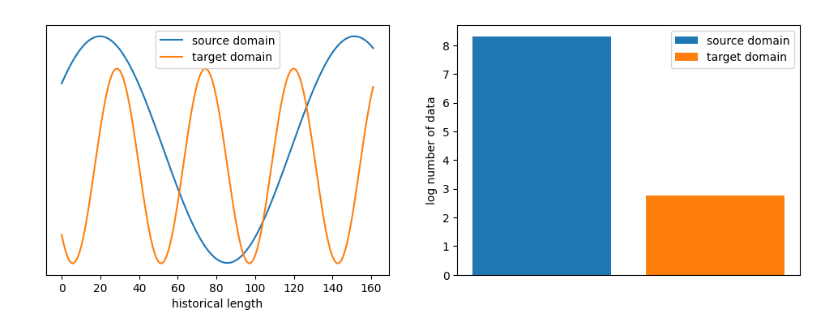
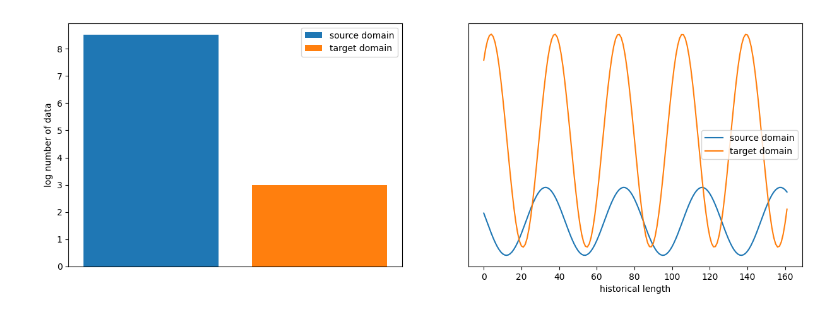
Before and after one commit to leejoonhun/daf, a Jupyter notebook: data/visualize_data.ipynb, the cells around one changed output. Saved outputs shown, nothing was run; the diff lists cells and outputs as text; code cells hidden in the pictures.

```diff
--- a/data/visualize_data.ipynb
+++ b/data/visualize_data.ipynb
@@ -3,23 +3,23 @@ import pickle
 from matplotlib import pyplot as plt
 import numpy as np
 # %%
-with open("coldstart_source_train.pkl", "rb") as f:
+with open("synthetic/coldstart_source.pkl", "rb") as f:
     src_data = pickle.load(f)
-with open("coldstart_target_train_36.pkl", "rb") as f:
+with open("synthetic/coldstart_target_valid_36.pkl", "rb") as f:
     tgt_data = pickle.load(f)
 
 
-fig = plt.figure(figsize=(12, 4))
+fig = plt.figure(figsize=(15, 5))
 ax1, ax2 = fig.add_subplot(1, 2, 1), fig.add_subplot(1, 2, 2)
-ax1.plot(src_data[0], label="source domain")
-ax1.plot(tgt_data[0], label="target domain")
-ax1.set_xlabel("historical length")
-ax1.tick_params(labelleft=False, left=False)
+ax1.bar(0, len(src_data), label="source domain")
+ax1.bar(1, len(tgt_data) * 5, label="target domain")
+ax1.set_ylabel("number of data")
+ax1.tick_params(labelbottom=False, bottom=False)
 ax1.legend()
-ax2.bar(0, len(src_data), label="source domain")
-ax2.bar(1, len(tgt_data), label="target domain")
-ax2.set_ylabel("number of data")
-ax2.tick_params(labelbottom=False, bottom=False)
+ax2.plot(src_data[0], label="source domain")
+ax2.plot(tgt_data[0], label="target domain")
+ax2.set_xlabel("historical length")
+ax2.tick_params(labelleft=False, left=False)
 ax2.legend()
 plt.show()
 # %% [output]
@@ -27,21 +27,21 @@ plt.show()
 # %%
-with open("fewshot_source_train.pkl", "rb") as f:
+with open("synthetic/fewshot_source.pkl", "rb") as f:
     src_data = pickle.load(f)
-with open("fewshot_target_train_20.pkl", "rb") as f:
+with open("synthetic/fewshot_target_valid_20.pkl", "rb") as f:
     tgt_data = pickle.load(f)
 
-fig = plt.figure(figsize=(12, 4))
+fig = plt.figure(figsize=(15, 5))
 ax1, ax2 = fig.add_subplot(1, 2, 1), fig.add_subplot(1, 2, 2)
-ax1.plot(src_data[0], label="source domain")
-ax1.plot(tgt_data[0], label="target domain")
-ax1.set_xlabel("historical length")
-ax1.tick_params(labelleft=False, left=False)
+ax1.bar(0, np.log(len(src_data)), label="source domain")
+ax1.bar(1, np.log(len(tgt_data) * 5), label="target domain")
+ax1.set_ylabel("log number of data")
+ax1.tick_params(labelbottom=False, bottom=False)
 ax1.legend()
-ax2.bar(0, np.log(len(src_data)), label="source domain")
-ax2.bar(1, np.log(len(tgt_data)), label="target domain")
-ax2.set_ylabel("log number of data")
-ax2.tick_params(labelbottom=False, bottom=False)
+ax2.plot(src_data[0], label="source domain")
+ax2.plot(tgt_data[0], label="target domain")
+ax2.set_xlabel("historical length")
+ax2.tick_params(labelleft=False, left=False)
 ax2.legend()
 plt.show()
 # %% [output]
-[figure, old version]
+[figure, new version]
```
Also changed, not shown: parts of 1 cell of this notebook, 20 other files.
